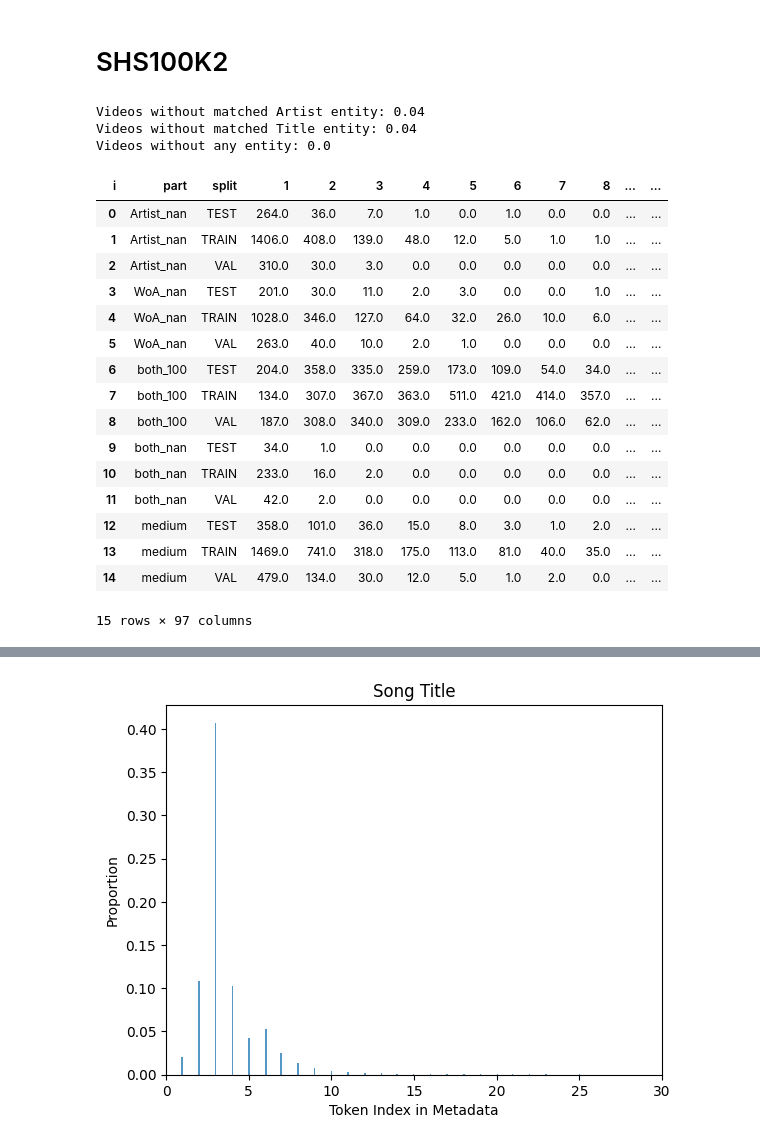
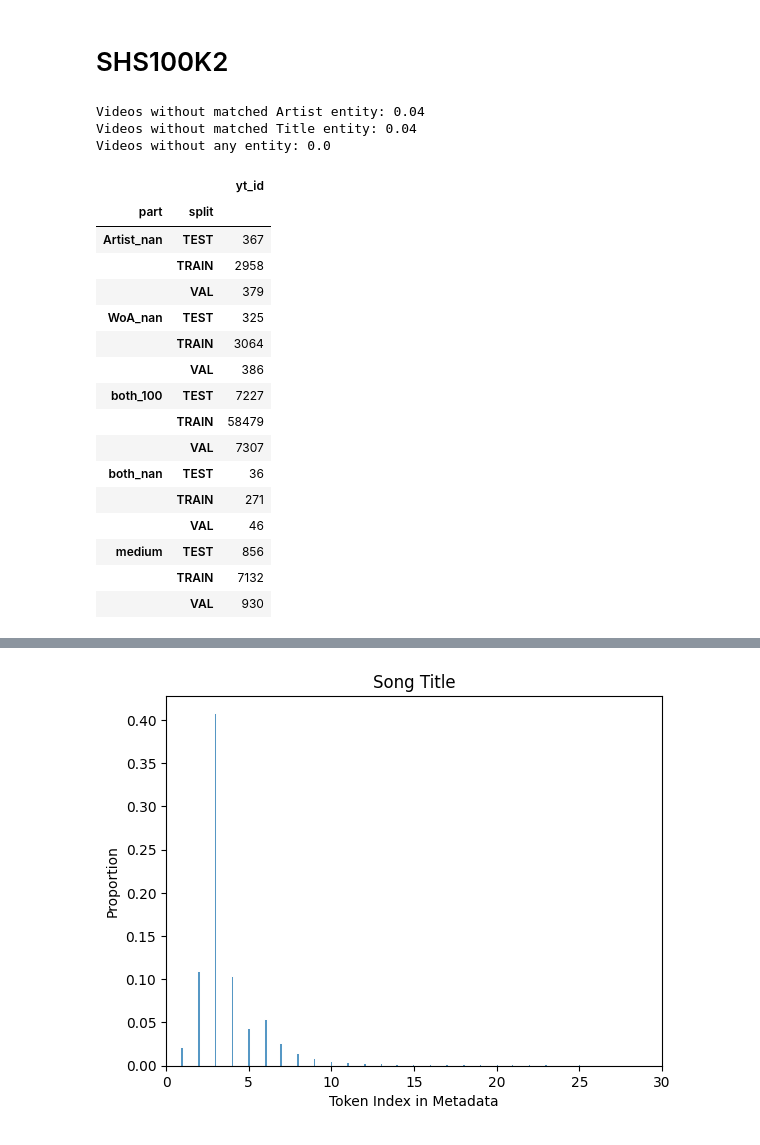
Before and after one commit to progsi/YTUnCoverLLM, a Jupyter notebook: notebooks/IOB_analysis.ipynb, the cells around one changed output, grey strips where cells are left out. Saved outputs shown, nothing was run; the diff lists cells and outputs as text; code cells hidden in the pictures.

```diff
--- a/notebooks/IOB_analysis.ipynb
+++ b/notebooks/IOB_analysis.ipynb
@@ -130,33 +140,29 @@ data[data.part == WoA_nan].sample(10)[["yt_processed", "title_perf_processed"]]
 # %%
 data = pd.read_parquet("../data/intermediate/shs100k2_biotag.parquet")
 
 print(f"Videos without matched Artist entity: {round(len(data[data.part == Artist_nan])/len(data), 2)}")
 print(f"Videos without matched Title entity: {round(len(data[data.part == WoA_nan])/len(data), 2)}")
 print(f"Videos without any entity: {round(len(data[data.part == both_nan])/len(data), 2)}")
 
-
-grouped = data.groupby(['part', 'split', 'set_id']).size().reset_index(name='i')
-sizes = grouped.groupby(['part', 'split', 'i']).size().reset_index(name='num_set_ids')
-pivoted = sizes.pivot_table(index=['part', 'split'], columns='i', values='num_set_ids', fill_value=0).reset_index()
-pivoted
+data[['part', 'split', 'yt_id']].groupby(['part', 'split']).count()
 # %% [output]
 Videos without matched Artist entity: 0.04
 Videos without matched Title entity: 0.04
 Videos without any entity: 0.0
-| i | part | split | 1 | 2 | 3 | 4 | 5 | 6 | 7 | 8 | ... | ... |
-| 0 | Artist_nan | TEST | 264.0 | 36.0 | 7.0 | 1.0 | 0.0 | 1.0 | 0.0 | 0.0 | ... | ... |
-| 1 | Artist_nan | TRAIN | 1406.0 | 408.0 | 139.0 | 48.0 | 12.0 | 5.0 | 1.0 | 1.0 | ... | ... |
-| 2 | Artist_nan | VAL | 310.0 | 30.0 | 3.0 | 0.0 | 0.0 | 0.0 | 0.0 | 0.0 | ... | ... |
-| 3 | WoA_nan | TEST | 201.0 | 30.0 | 11.0 | 2.0 | 3.0 | 0.0 | 0.0 | 1.0 | ... | ... |
-| 4 | WoA_nan | TRAIN | 1028.0 | 346.0 | 127.0 | 64.0 | 32.0 | 26.0 | 10.0 | 6.0 | ... | ... |
-| 5 | WoA_nan | VAL | 263.0 | 40.0 | 10.0 | 2.0 | 1.0 | 0.0 | 0.0 | 0.0 | ... | ... |
-| 6 | both_100 | TEST | 204.0 | 358.0 | 335.0 | 259.0 | 173.0 | 109.0 | 54.0 | 34.0 | ... | ... |
-| 7 | both_100 | TRAIN | 134.0 | 307.0 | 367.0 | 363.0 | 511.0 | 421.0 | 414.0 | 357.0 | ... | ... |
-| 8 | both_100 | VAL | 187.0 | 308.0 | 340.0 | 309.0 | 233.0 | 162.0 | 106.0 | 62.0 | ... | ... |
-| 9 | both_nan | TEST | 34.0 | 1.0 | 0.0 | 0.0 | 0.0 | 0.0 | 0.0 | 0.0 | ... | ... |
-| 10 | both_nan | TRAIN | 233.0 | 16.0 | 2.0 | 0.0 | 0.0 | 0.0 | 0.0 | 0.0 | ... | ... |
-| 11 | both_nan | VAL | 42.0 | 2.0 | 0.0 | 0.0 | 0.0 | 0.0 | 0.0 | 0.0 | ... | ... |
-| 12 | medium | TEST | 358.0 | 101.0 | 36.0 | 15.0 | 8.0 | 3.0 | 1.0 | 2.0 | ... | ... |
-| 13 | medium | TRAIN | 1469.0 | 741.0 | 318.0 | 175.0 | 113.0 | 81.0 | 40.0 | 35.0 | ... | ... |
-| 14 | medium | VAL | 479.0 | 134.0 | 30.0 | 12.0 | 5.0 | 1.0 | 2.0 | 0.0 | ... | ... |
+|  |  | yt_id |
+| part | split |  |
+| Artist_nan | TEST | 367 |
+|  | TRAIN | 2958 |
+|  | VAL | 379 |
+| WoA_nan | TEST | 325 |
+|  | TRAIN | 3064 |
+|  | VAL | 386 |
+| both_100 | TEST | 7227 |
+|  | TRAIN | 58479 |
+|  | VAL | 7307 |
+| both_nan | TEST | 36 |
+|  | TRAIN | 271 |
+|  | VAL | 46 |
+| medium | TEST | 856 |
+|  | TRAIN | 7132 |
+|  | VAL | 930 |
-15 rows × 97 columns
```
Also changed, not shown: parts of 6 cells of this notebook, 2 other files.
